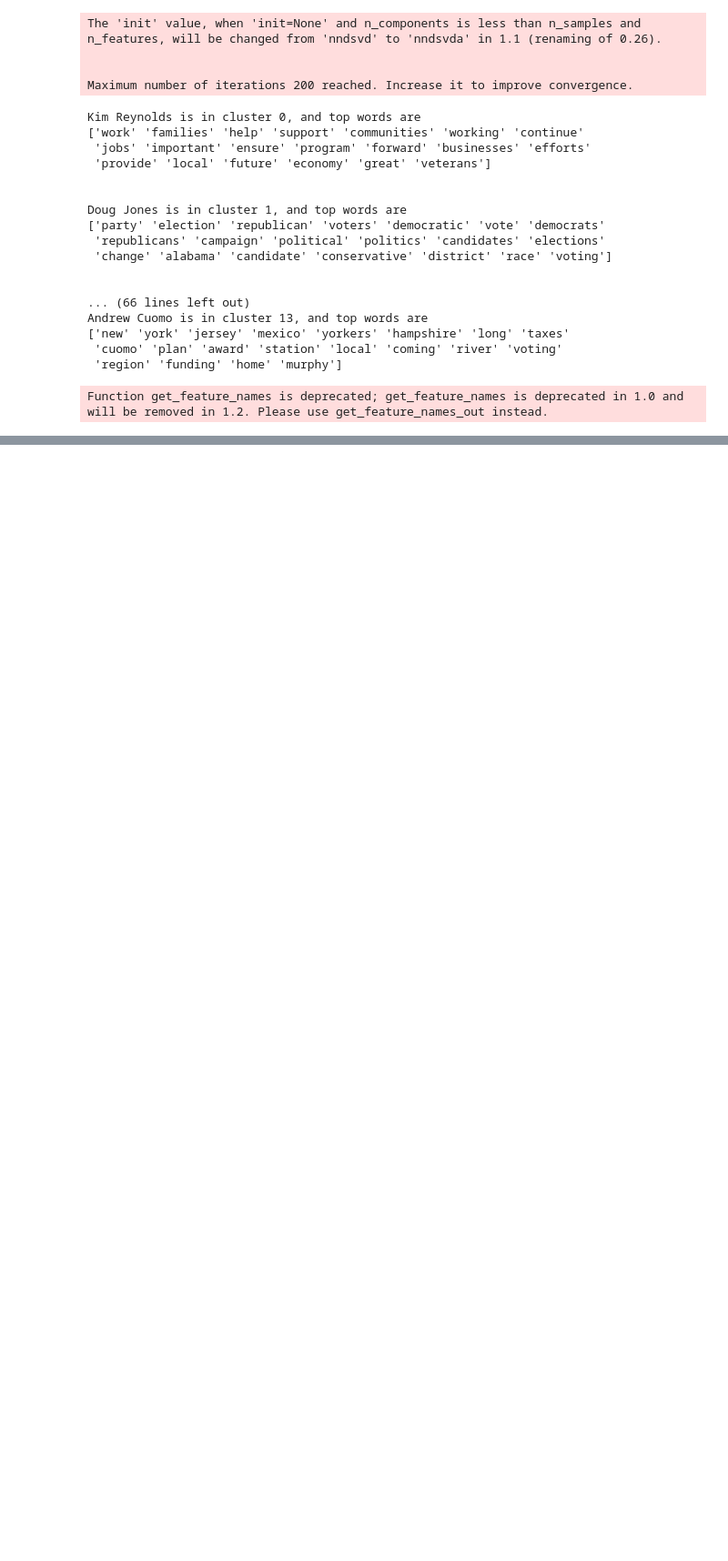
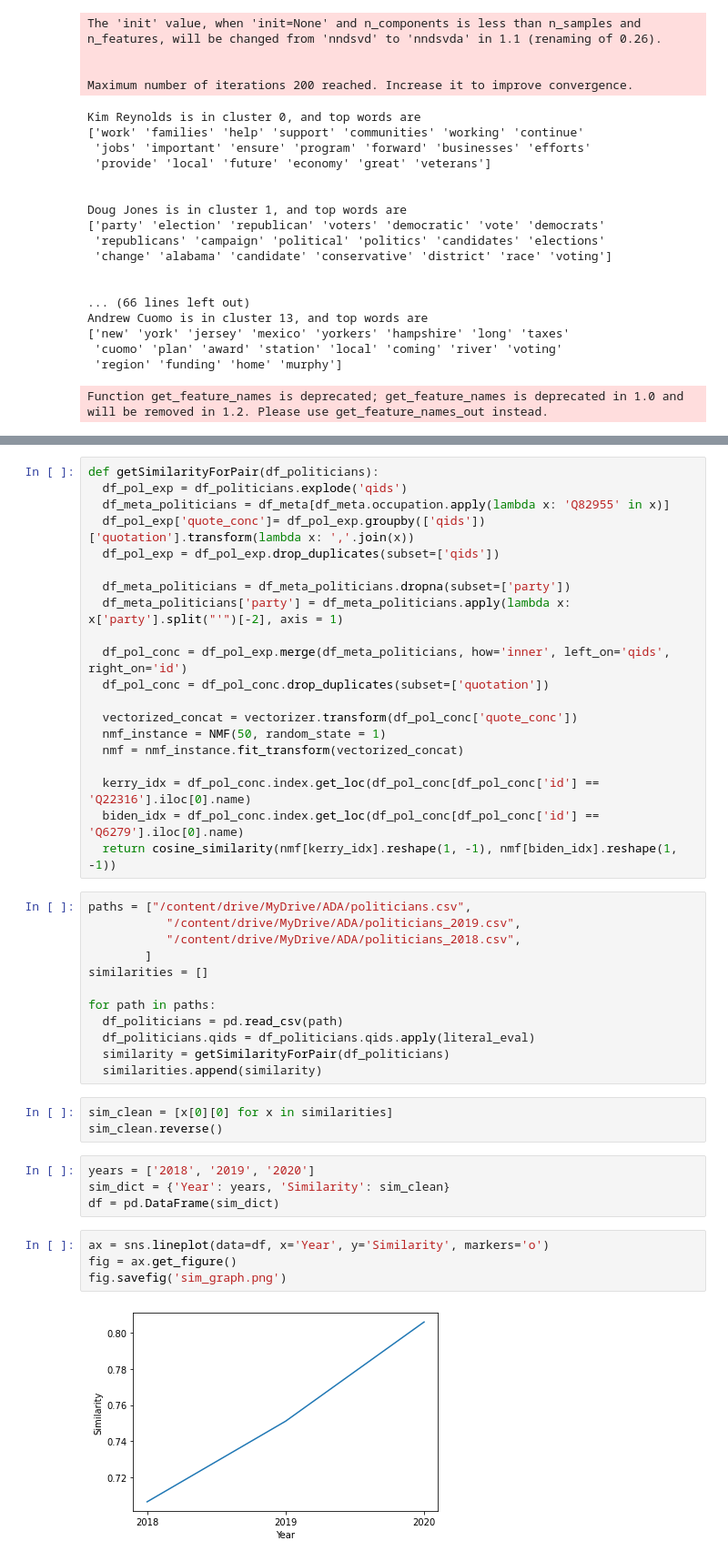
Before and after one commit to epfl-ada/ada-2021-project-sunshine-analytica, a Jupyter notebook: QuoteSimilarity.ipynb, the cells around one changed output, grey strips where cells are left out. Shown at 91% size. Cells and saved outputs as stored; diff of their text form; blank space fills up the shorter version.

```diff
--- a/QuoteSimilarity.ipynb
+++ b/QuoteSimilarity.ipynb
@@ -722,0 +661,45 @@ Function get_feature_names is deprecated; get_feature_names is deprecated in 1.0
+# %%
+def getSimilarityForPair(df_politicians):
+  df_pol_exp = df_politicians.explode('qids')
+  df_meta_politicians = df_meta[df_meta.occupation.apply(lambda x: 'Q82955' in x)]
+  df_pol_exp['quote_conc']= df_pol_exp.groupby(['qids'])['quotation'].transform(lambda x: ','.join(x))
+  df_pol_exp = df_pol_exp.drop_duplicates(subset=['qids'])
+
+  df_meta_politicians = df_meta_politicians.dropna(subset=['party'])
+  df_meta_politicians['party'] = df_meta_politicians.apply(lambda x: x['party'].split("'")[-2], axis = 1)
+
+  df_pol_conc = df_pol_exp.merge(df_meta_politicians, how='inner', left_on='qids', right_on='id')
+  df_pol_conc = df_pol_conc.drop_duplicates(subset=['quotation'])
+
+  vectorized_concat = vectorizer.transform(df_pol_conc['quote_conc'])
+  nmf_instance = NMF(50, random_state = 1)
+  nmf = nmf_instance.fit_transform(vectorized_concat)
+
+  kerry_idx = df_pol_conc.index.get_loc(df_pol_conc[df_pol_conc['id'] == 'Q22316'].iloc[0].name)
+  biden_idx = df_pol_conc.index.get_loc(df_pol_conc[df_pol_conc['id'] == 'Q6279'].iloc[0].name)
+  return cosine_similarity(nmf[kerry_idx].reshape(1, -1), nmf[biden_idx].reshape(1, -1))
+# %%
+paths = ["/content/drive/MyDrive/ADA/politicians.csv",
+           "/content/drive/MyDrive/ADA/politicians_2019.csv",
+           "/content/drive/MyDrive/ADA/politicians_2018.csv",
+        ]
+similarities = []
+
+for path in paths:
+  df_politicians = pd.read_csv(path)
+  df_politicians.qids = df_politicians.qids.apply(literal_eval)
+  similarity = getSimilarityForPair(df_politicians)
+  similarities.append(similarity)
+# %%
+sim_clean = [x[0][0] for x in similarities]
+sim_clean.reverse()
+# %%
+years = ['2018', '2019', '2020']
+sim_dict = {'Year': years, 'Similarity': sim_clean}
+df = pd.DataFrame(sim_dict)
+# %%
+ax = sns.lineplot(data=df, x='Year', y='Similarity', markers='o')
+fig = ax.get_figure()
+fig.savefig('sim_graph.png')
+# %% [output]
+[figure, added]
```
Also changed, not shown: parts of 48 cells of this notebook, 1 other file.
